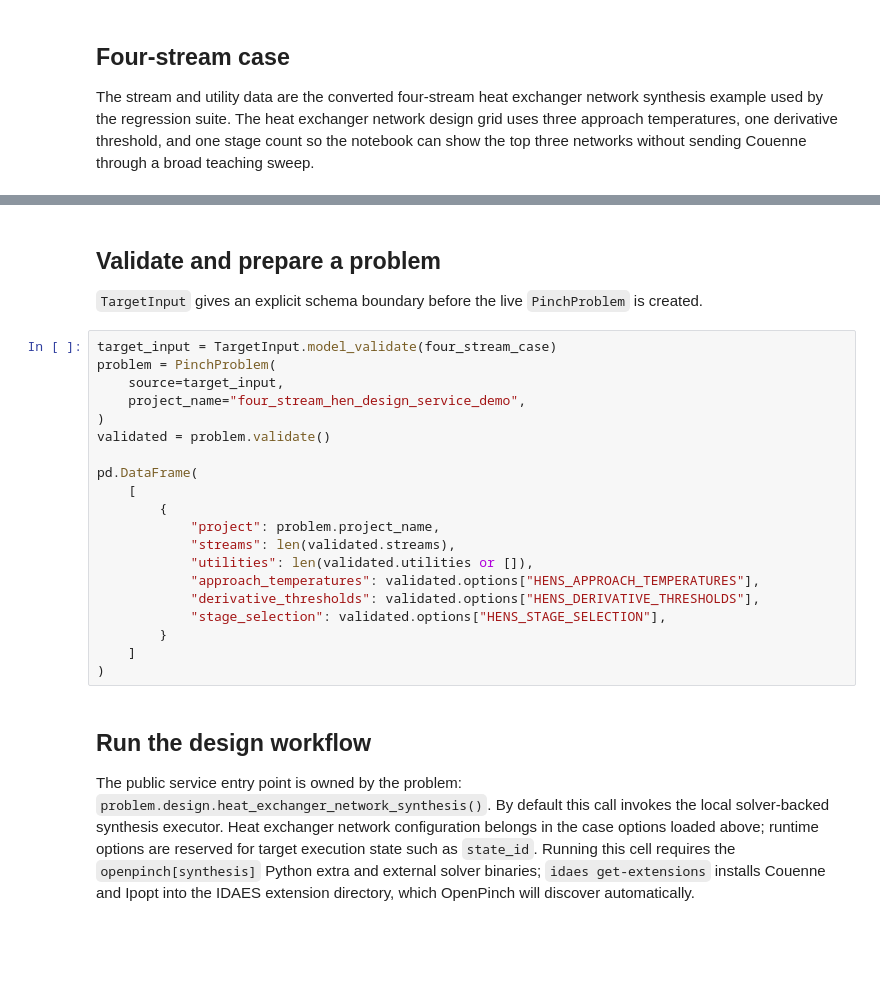
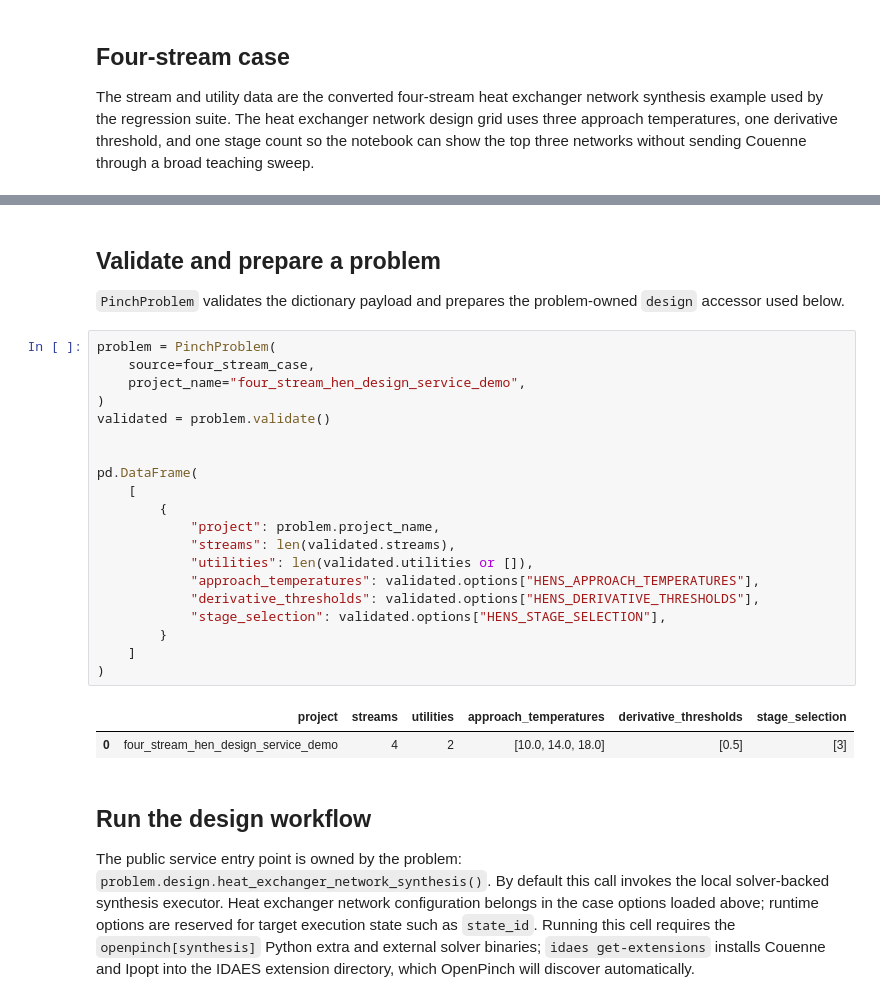
Before and after one commit to waikato-ahuora-smart-energy-systems/OpenPinch, a Jupyter notebook: OpenPinch/data/notebooks/09_hen_design_service_four_stream.ipynb, the cells around one changed output, grey strips where cells are left out. Saved outputs shown, nothing was run; the diff lists cells and outputs as text; blank space fills up the shorter version.

```diff
--- a/OpenPinch/data/notebooks/09_hen_design_service_four_stream.ipynb
+++ b/OpenPinch/data/notebooks/09_hen_design_service_four_stream.ipynb
@@ -97,27 +85,30 @@ four_stream_case = {
 }
 # %% [markdown]
 ## Validate and prepare a problem
-`TargetInput` gives an explicit schema boundary before the live `PinchProblem` is created.
+`PinchProblem` validates the dictionary payload and prepares the problem-owned `design` accessor used below.
 # %%
-target_input = TargetInput.model_validate(four_stream_case)
 problem = PinchProblem(
-    source=target_input,
+    source=four_stream_case,
     project_name="four_stream_hen_design_service_demo",
 )
 validated = problem.validate()
+
 
 pd.DataFrame(
     [
         {
             "project": problem.project_name,
             "streams": len(validated.streams),
             "utilities": len(validated.utilities or []),
             "approach_temperatures": validated.options["HENS_APPROACH_TEMPERATURES"],
             "derivative_thresholds": validated.options["HENS_DERIVATIVE_THRESHOLDS"],
             "stage_selection": validated.options["HENS_STAGE_SELECTION"],
         }
     ]
 )
+# %% [output]
+|  | project | streams | utilities | approach_temperatures | derivative_thresholds | stage_selection |
+| 0 | four_stream_hen_design_service_demo | 4 | 2 | [10.0, 14.0, 18.0] | [0.5] | [3] |
 # %% [markdown]
 ## Run the design workflow
 The public service entry point is owned by the problem: `problem.design.heat_exchanger_network_synthesis()`. By default this call invokes the local solver-backed synthesis executor. Heat exchanger network configuration belongs in the case options loaded above; runtime options are reserved for target execution state such as `state_id`. Running this cell requires the `openpinch[synthesis]` Python extra and external solver binaries; `idaes get-extensions` installs Couenne and Ipopt into the IDAES extension directory, which OpenPinch will discover automatically.
```
Also changed, not shown: parts of 12 cells of this notebook, 13 other files.
